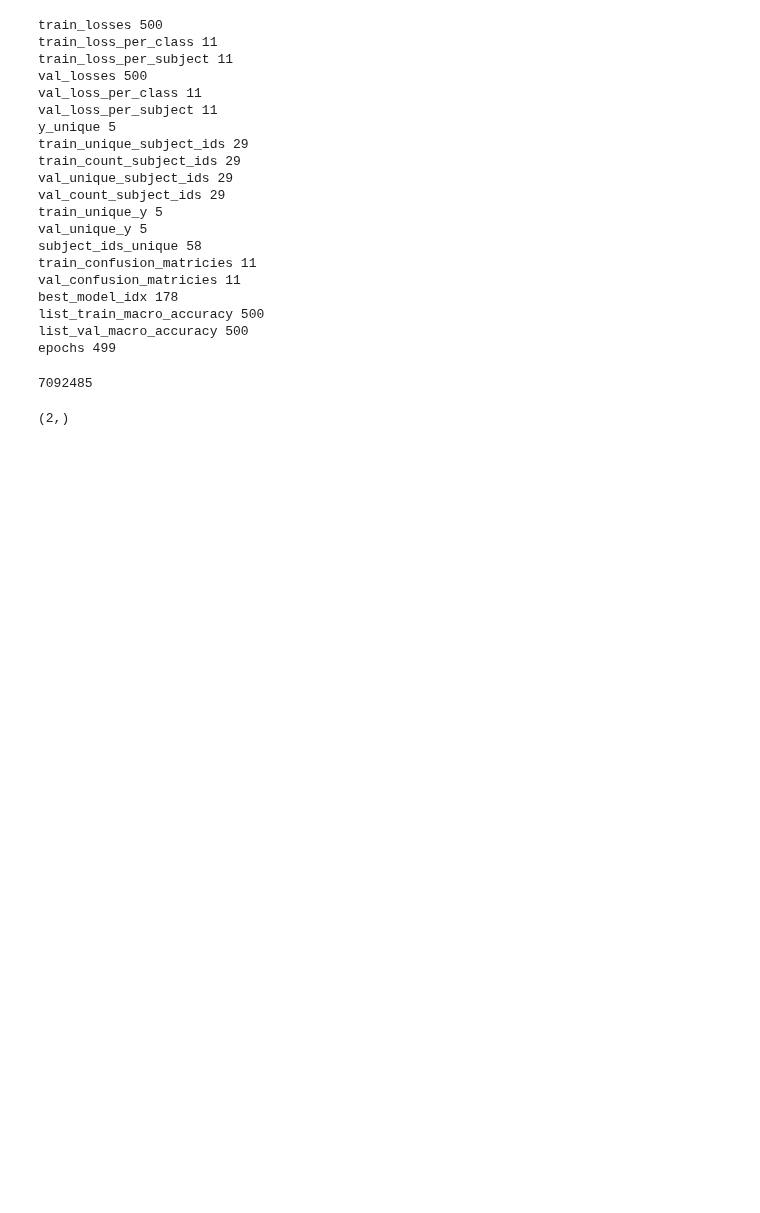
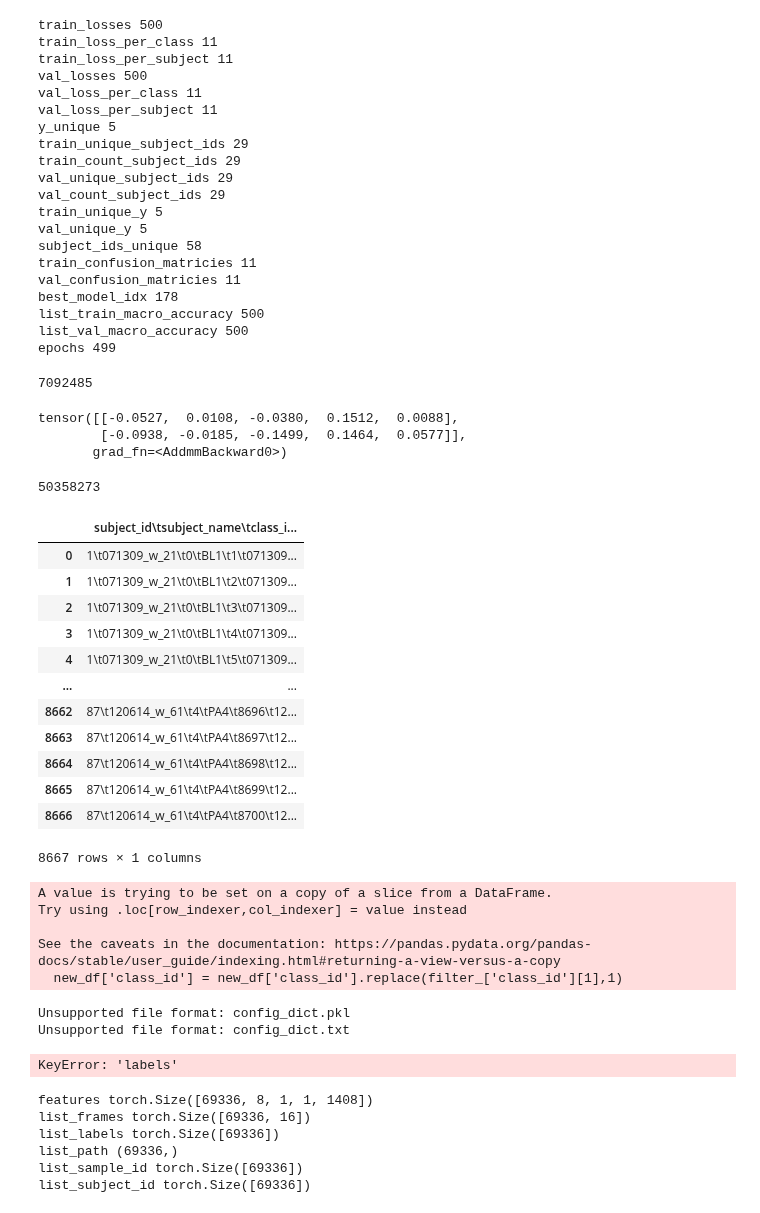
Before and after one commit to villifCoder559/PainAssessmentVideo, a Jupyter notebook: test.ipynb, the cells around one changed output. Drawn from its saved outputs; the diff is of its cells as text; code cells hidden in the pictures; blank space fills up the shorter version.

```diff
--- a/test.ipynb
+++ b/test.ipynb
@@ -424,15 +424,80 @@ list_val_macro_accuracy 500
 epochs 499
 # %%
 import sys
+import torch
+
 sys.path.append('jepa')
 from jepa.src.models.attentive_pooler import AttentiveClassifier
-att_pooler = AttentiveClassifier(num_classes=5)
-num_params = sum(p.numel() for p in att_pooler.parameters())
+att_classifier = AttentiveClassifier(num_classes=5,pos_enc=True)
+num_params = sum(p.numel() for p in att_classifier.parameters())
 print(num_params)
+x_sample = torch.randn(2,3,768)
+att_classifier(x_sample)
+x_sample = torch.randn(2,5,768)
+att_classifier(x_sample)
 # %% [output]
 7092485
+tensor([[-0.0527,  0.0108, -0.0380,  0.1512,  0.0088],
+        [-0.0938, -0.0185, -0.1499,  0.1464,  0.0577]],
+       grad_fn=<AddmmBackward0>)
-# %%
-dim_red = (1,)
-tuple(x+1 for x in dim_red)
-# %% [output]
-(2,)
+# %%
+import custom.head as head
+GRU = head.GRUHead(6144, 2048, 1, 0, 1,False)
+num_params = sum(p.numel() for p in GRU.parameters())
+print(num_params)
+# %% [output]
+50358273
+# %%
+df
+# %% [output]
+|  | subject_id\tsubject_name\tclass_i... |
+| 0 | 1\t071309_w_21\t0\tBL1\t1\t071309... |
+| 1 | 1\t071309_w_21\t0\tBL1\t2\t071309... |
+| 2 | 1\t071309_w_21\t0\tBL1\t3\t071309... |
+| 3 | 1\t071309_w_21\t0\tBL1\t4\t071309... |
+| 4 | 1\t071309_w_21\t0\tBL1\t5\t071309... |
+| ... | ... |
+| 8662 | 87\t120614_w_61\t4\tPA4\t8696\t12... |
+| 8663 | 87\t120614_w_61\t4\tPA4\t8697\t12... |
+| 8664 | 87\t120614_w_61\t4\tPA4\t8698\t12... |
+| 8665 | 87\t120614_w_61\t4\tPA4\t8699\t12... |
+| 8666 | 87\t120614_w_61\t4\tPA4\t8700\t12... |
+8667 rows × 1 columns
+# %%
+import pandas as pd
+
+csv_path = "partA/starting_point/samples_exc_no_detection.csv"
+df = pd.read_csv(csv_path,sep='\t')
+filter_ = {
+  'class_id':[0,3]
+}
+new_df = df[df['class_id'].isin(filter_['class_id'])]
+# set class id 4 to 1
+new_df['class_id'] = new_df['class_id'].replace(filter_['class_id'][1],1)
+new_df.to_csv(f"partA/starting_point/samples_exc_no_detection_{filter_['class_id'][0]}_{filter_['class_id'][1]}.csv",index=False,sep='\t')
+# %% [output]
+A value is trying to be set on a copy of a slice from a DataFrame.
+Try using .loc[row_indexer,col_indexer] = value instead
+
+See the caveats in the documentation: https://pandas.pydata.org/pandas-docs/stable/user_guide/indexing.html#returning-a-view-versus-a-copy
+  new_df['class_id'] = new_df['class_id'].replace(filter_['class_id'][1],1)
+# %%
+import custom.tools as tools
+import numpy as np
+import torch
+path_data = "/media/villi/TOSHIBA EXT/samples_16_frontalized_new_giant_hflip"
+dict_data = tools.load_dict_data(path_data)
+# %% [output]
+Unsupported file format: config_dict.pkl
+Unsupported file format: config_dict.txt
+KeyError: 'labels'
+# %%
+for k,v in dict_data.items():
+  print(k,v.shape)
+# %% [output]
+features torch.Size([69336, 8, 1, 1, 1408])
+list_frames torch.Size([69336, 16])
+list_labels torch.Size([69336])
+list_path (69336,)
+list_sample_id torch.Size([69336])
+list_subject_id torch.Size([69336])
```
Also changed, not shown: parts of 11 cells of this notebook.
